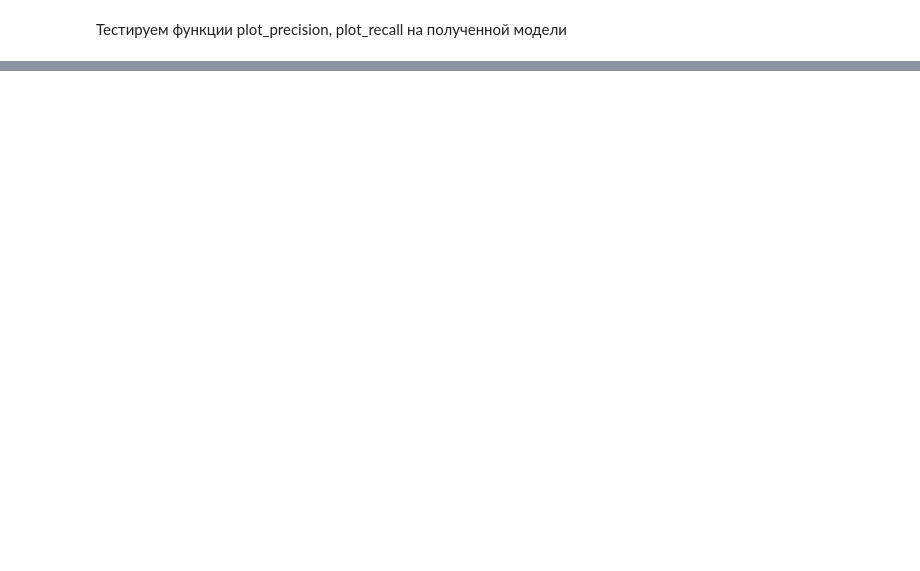
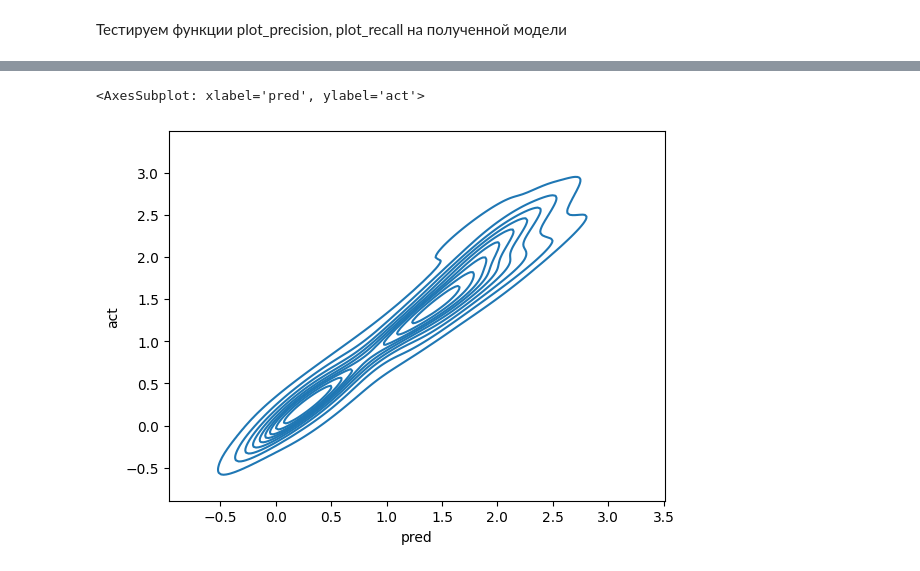
Before and after one commit to Bogachevv/StatProject, a Jupyter notebook: test1.ipynb, the cells around one changed output, grey strips where cells are left out. Saved outputs shown, nothing was run; the diff lists cells and outputs as text; code cells hidden in the pictures; blank space fills up the shorter version.

```diff
--- a/test1.ipynb
+++ b/test1.ipynb
@@ -66,0 +72,3 @@ plot_recall(y_pred, y_act, delta=0.15, delta_mode='relative', plt_mode='raw', pl
+# %%
+df = pd.DataFrame(np.vstack((y_pred, y_act)).transpose(), columns=["pred", "act"])
+df
@@ -66,0 +89,5 @@ plot_recall(y_pred, y_act, delta=0.15, delta_mode='relative', plt_mode='raw', pl
+# %%
+sn.kdeplot(data=df, x="pred", y="act")
+# %% [output]
+<AxesSubplot: xlabel='pred', ylabel='act'>
+[figure, added]
```
Also changed, not shown: parts of 10 cells of this notebook.
